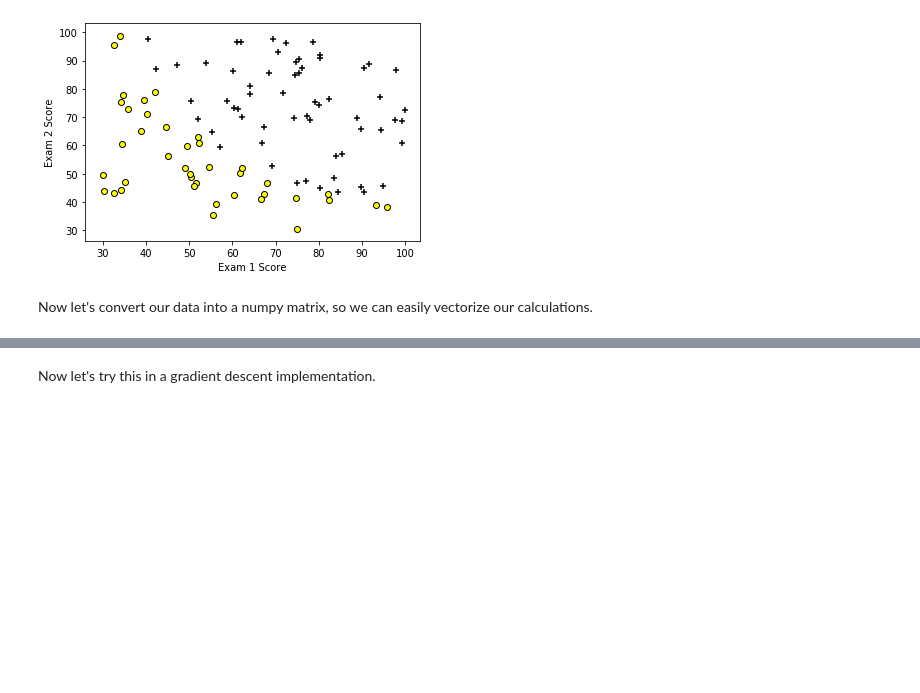
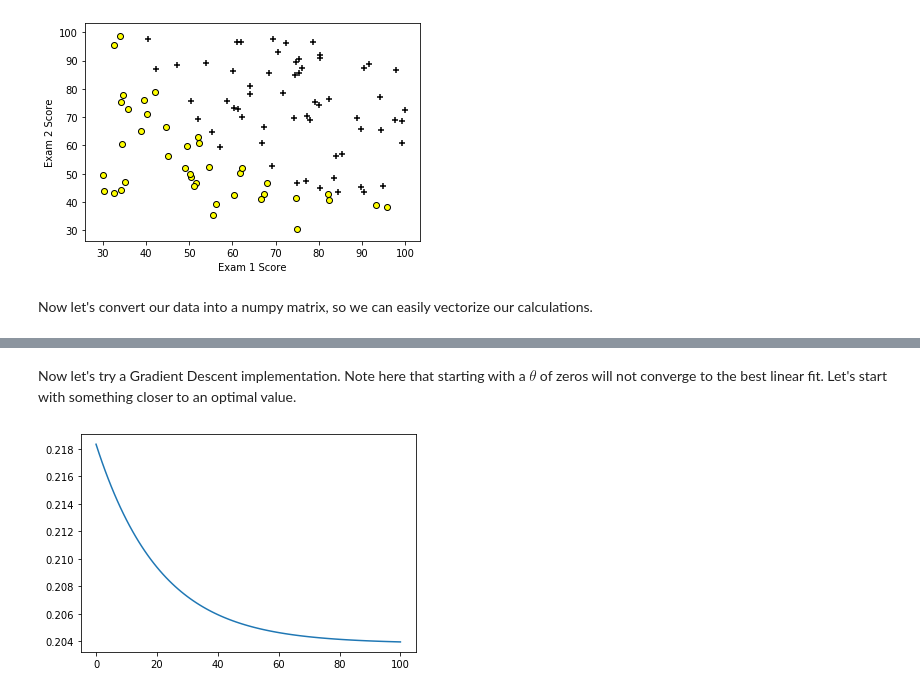
Before and after one commit to m-lyon/MachineLearningLearning, a Jupyter notebook: notebooks/Logistic Regression.ipynb, the cells around one changed output, grey strips where cells are left out. Drawn from its saved outputs; the diff is of its cells as text; code cells hidden in the pictures; blank space fills up the shorter version.

```diff
--- a/notebooks/Logistic Regression.ipynb
+++ b/notebooks/Logistic Regression.ipynb
@@ -52,12 +87,21 @@ Now let's implement this in a cost function
 # %%
-def costFunction(theta, X, Y):
+def cost(theta, X, Y):
+    # Convert theta from numpy.ndarray to matrix
+    theta = np.matrix(theta)
     # Get hypothesis
-    h = sigmoid(X*theta)
-    #h = X*theta
+    h = sigmoid(X*theta.T)
+    m,n = X.shape
     # Calculate cost
     J = (1/m)*(-Y.T * np.log(h) - (1-Y).T * np.log(1-h))
+    return J.item()
 
+def gradient(theta, X, Y):
+    # Convert theta from numpy.ndarray to matrix
+    theta = np.matrix(theta)
+    # Get hypothesis
+    h = sigmoid(X*theta.T)
+    m,n = X.shape
     # Calculate gradient
     grad = (1/m)* X.T*(h-Y)
 
-    return J, grad
+    return grad
@@ -89,18 +139,40 @@ print(grad)
 [[0.04290299]
  [2.56623412]
  [2.64679737]]
-# %% [markdown]
-Now let's try this in a gradient descent implementation.
+# %% [markdown]
+Now let's try a Gradient Descent implementation. Note here that starting with a $\theta$ of zeros will not converge to the best linear fit. Let's start with something closer to an optimal value.
 # %%
-def gradientDescent(costFunction, theta, X, Y, n):
+def gradientDescent(costFunction, theta, alpha, X, Y, n):
 
     # Add column of 1s to our X matrix
     ones = np.transpose(np.matrix(np.ones(len(X))))
     X = np.hstack((ones, X))
 
     # Initialize theta as zeros
-    theta = np.zeros((X.shape[1],1))
     theta_vals = [np.asmatrix(theta)]
+    J_vals = np.empty(n+1)
+    J_vals[0] = cost(theta, X, Y)
+    grad = gradient(theta, X, Y)
 
-    J_vals = np.empty(n+1)
-    J_vals[0], grad = costFunction(theta, X, Y)
+    for i in range(1,n+1):
+        theta = theta - np.squeeze(alpha * grad)
+        theta_vals.append(theta)
+        J_vals[i] = cost(theta, X, Y)
+        grad = gradient(theta, X, Y)
+    return J_vals, theta_vals
+# %%
+def plotCostFunction(J_vals):
+    plt.plot(np.arange(len(J_vals)), J_vals)
+    plt.show()
+# %%
+# Test
+
+alpha = 0.00005
+theta = np.array([-24,0.2,0.2])
+n = 100
+
+J_vals, theta_vals = gradientDescent(cost, theta, alpha, X, Y, n)
+# %%
+plotCostFunction(J_vals)
+# %% [output]
+[figure, added]
```
Also changed, not shown: parts of 20 cells of this notebook, 1 other file.
